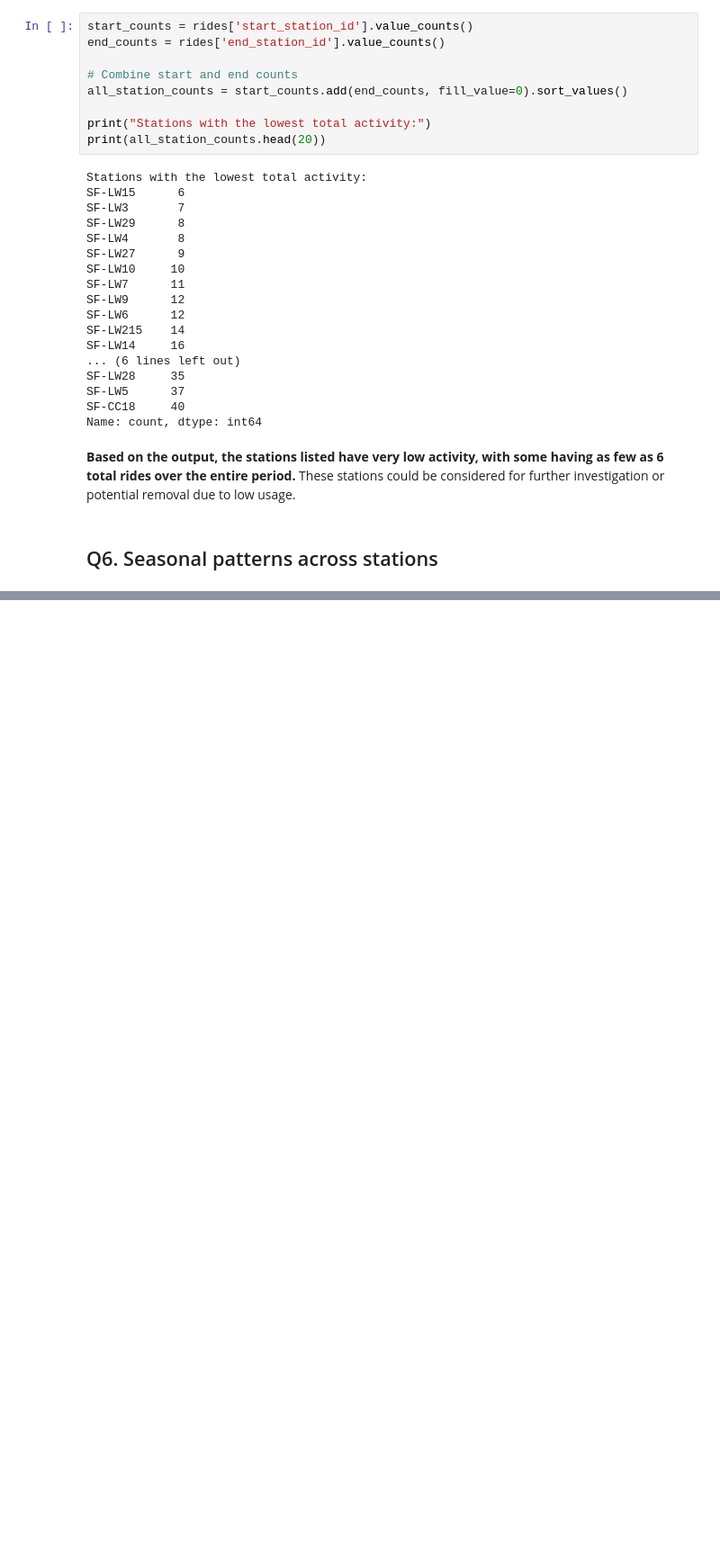
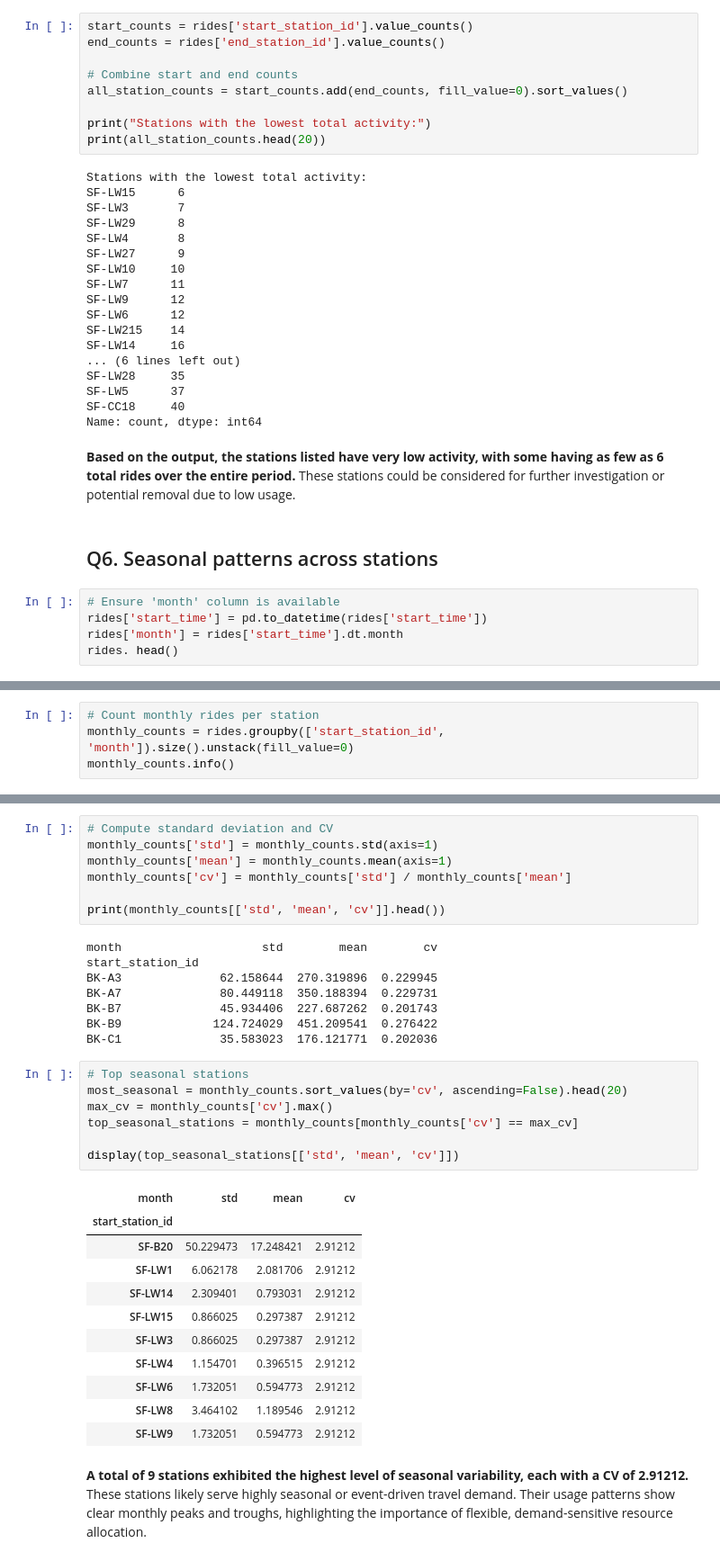
Before and after one commit to Fiona666-code/DataSci_Course, a Jupyter notebook: Day 5/[DATA-05E] Example - Bay Wheels operations data.ipynb, the cells around one changed output, grey strips where cells are left out. Shown at 90% size. Saved outputs shown, nothing was run; the diff lists cells and outputs as text; blank space fills up the shorter version.

```diff
--- a/Day 5/[DATA-05E] Example - Bay Wheels operations data.ipynb
+++ b/Day 5/[DATA-05E] Example - Bay Wheels operations data.ipynb
@@ -320,3 +320,8 @@ Name: count, dtype: int64
 **Based on the output, the stations listed have very low activity, with some having as few as 6 total rides over the entire period.** These stations could be considered for further investigation or potential removal due to low usage.
 # %% [markdown]
 ## Q6. Seasonal patterns across stations
+# %%
+# Ensure 'month' column is available
+rides['start_time'] = pd.to_datetime(rides['start_time'])
+rides['month'] = rides['start_time'].dt.month
+rides. head()
@@ -322,0 +335,4 @@ Name: count, dtype: int64
+# %%
+# Count monthly rides per station
+monthly_counts = rides.groupby(['start_station_id', 'month']).size().unstack(fill_value=0)
+monthly_counts.info()
@@ -322,0 +359,37 @@ Name: count, dtype: int64
+# %%
+# Compute standard deviation and CV
+monthly_counts['std'] = monthly_counts.std(axis=1)
+monthly_counts['mean'] = monthly_counts.mean(axis=1)
+monthly_counts['cv'] = monthly_counts['std'] / monthly_counts['mean']
+
+print(monthly_counts[['std', 'mean', 'cv']].head())
+# %% [output]
+month                    std        mean        cv
+start_station_id
+BK-A3              62.158644  270.319896  0.229945
+BK-A7              80.449118  350.188394  0.229731
+BK-B7              45.934406  227.687262  0.201743
+BK-B9             124.724029  451.209541  0.276422
+BK-C1              35.583023  176.121771  0.202036
+# %%
+# Top seasonal stations
+most_seasonal = monthly_counts.sort_values(by='cv', ascending=False).head(20)
+max_cv = monthly_counts['cv'].max()
+top_seasonal_stations = monthly_counts[monthly_counts['cv'] == max_cv]
+
+display(top_seasonal_stations[['std', 'mean', 'cv']])
+# %% [output]
+| month | std | mean | cv |
+| start_station_id |  |  |  |
+| SF-B20 | 50.229473 | 17.248421 | 2.91212 |
+| SF-LW1 | 6.062178 | 2.081706 | 2.91212 |
+| SF-LW14 | 2.309401 | 0.793031 | 2.91212 |
+| SF-LW15 | 0.866025 | 0.297387 | 2.91212 |
+| SF-LW3 | 0.866025 | 0.297387 | 2.91212 |
+| SF-LW4 | 1.154701 | 0.396515 | 2.91212 |
+| SF-LW6 | 1.732051 | 0.594773 | 2.91212 |
+| SF-LW8 | 3.464102 | 1.189546 | 2.91212 |
+| SF-LW9 | 1.732051 | 0.594773 | 2.91212 |
+# %% [markdown]
+**A total of 9 stations exhibited the highest level of seasonal variability, each with a CV of 2.91212.**
+These stations likely serve highly seasonal or event-driven travel demand. Their usage patterns show clear monthly peaks and troughs, highlighting the importance of flexible, demand-sensitive resource allocation.
```
Also changed, not shown: parts of 2 cells of this notebook.
